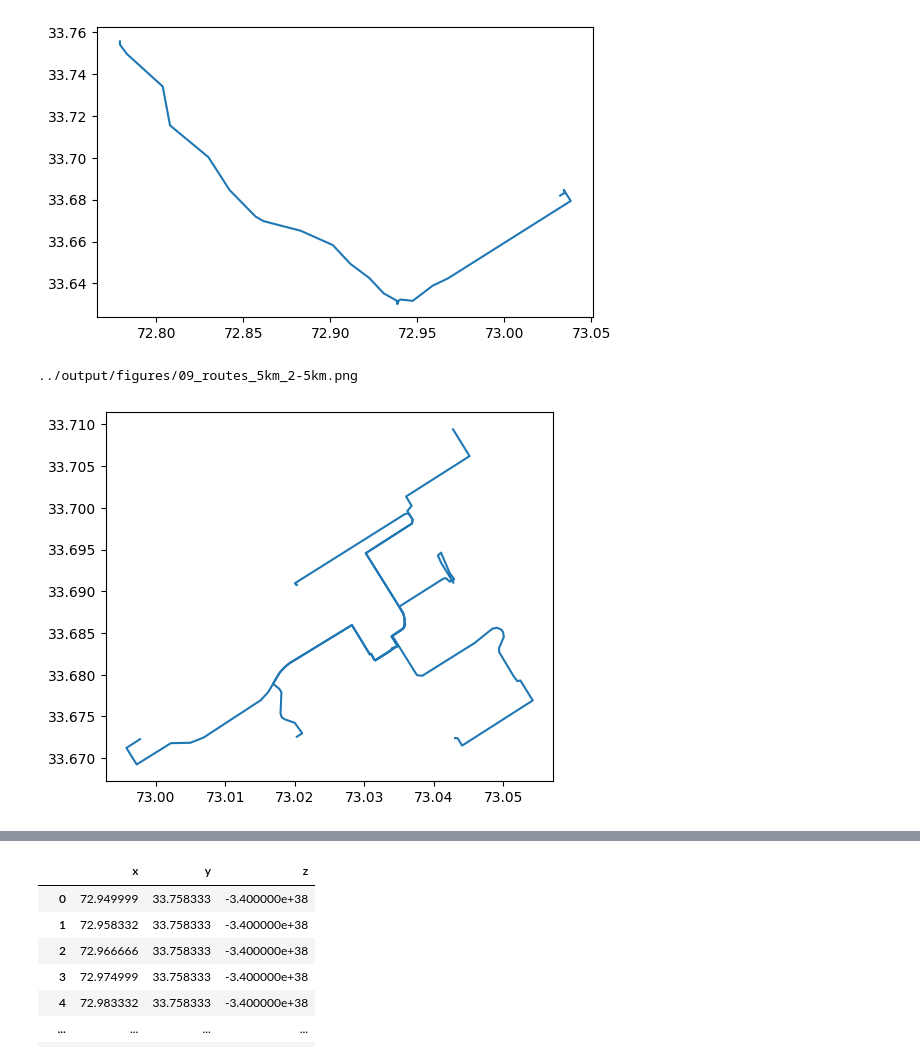
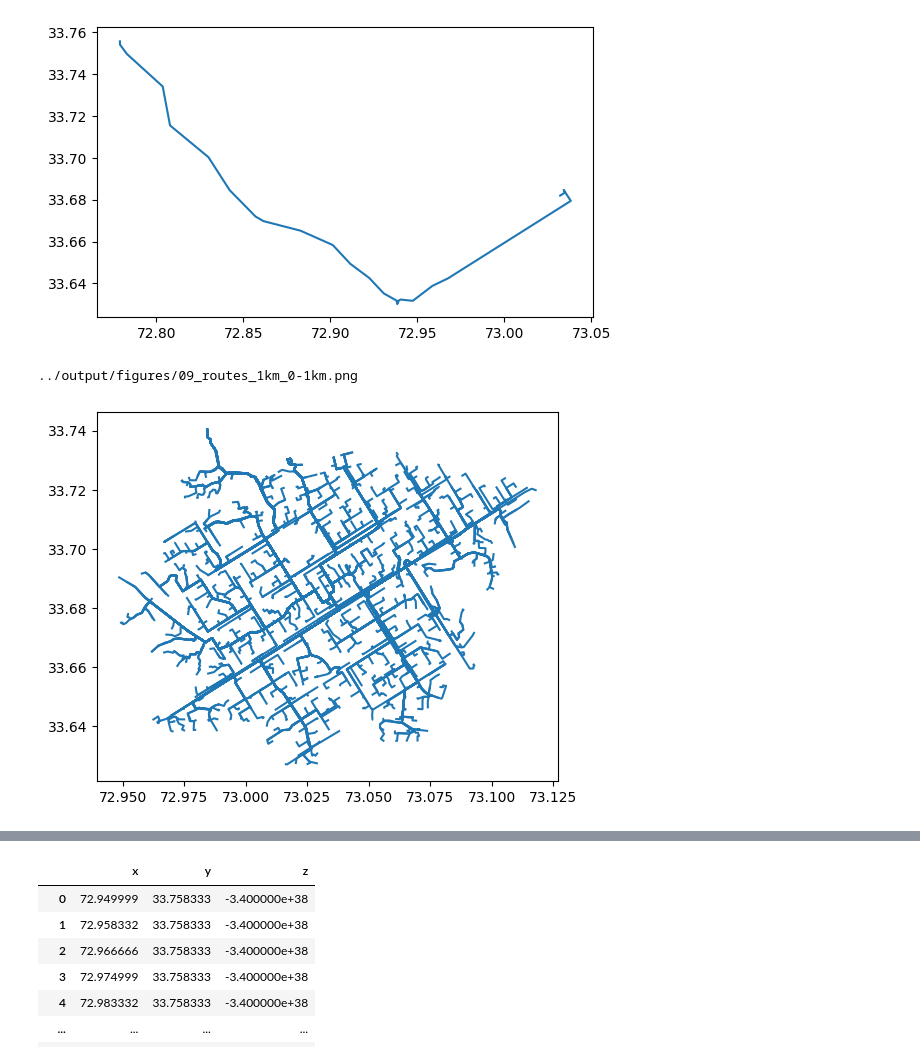
Before and after one commit to TJhon/python-raster-crop, a Jupyter notebook: tutorials/islamabad.ipynb, the cells around one changed output, grey strips where cells are left out. Cells and saved outputs as stored; diff of their text form; code cells hidden in the pictures.

```diff
--- a/tutorials/islamabad.ipynb
+++ b/tutorials/islamabad.ipynb
@@ -194,9 +194,9 @@ save_plot("simple_route")
 ../output/figures/08_simple_route.png
 [figure]
 # %%
-all_rt_1=areas.get_routes(from_, radius_km=5, grid_km_size= 2.5)
-all_rt_1.plot()
-save_plot("routes_5km_2-5km")
+all_rt_3=areas.get_routes(from_, radius_km=10, grid_km_size= 0.5)
+all_rt_3.plot()
+save_plot(name="routes_1km_0-1km")
 # %% [output]
-../output/figures/09_routes_5km_2-5km.png
+../output/figures/09_routes_1km_0-1km.png
-[figure, old version]
+[figure, new version]
```
Also changed, not shown: parts of 28 cells of this notebook, 21 other files.
